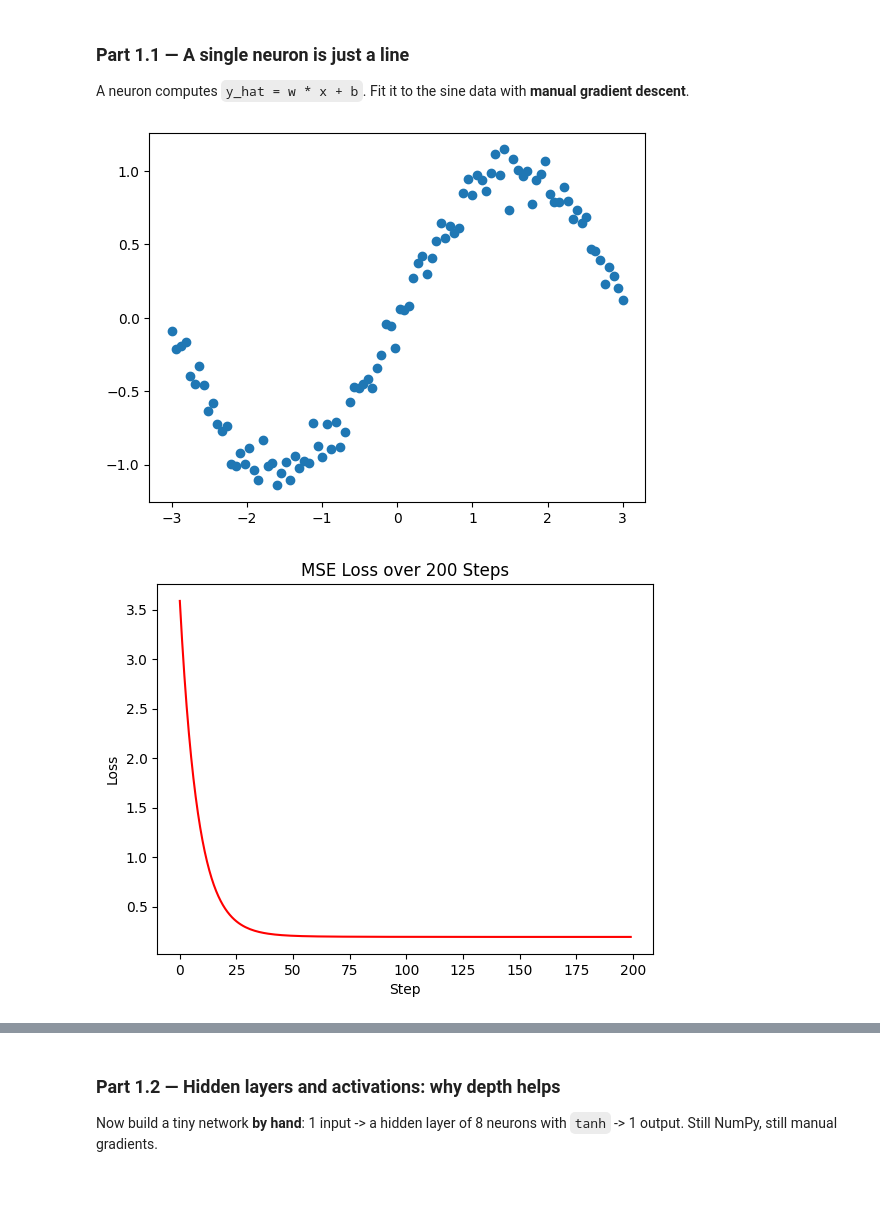
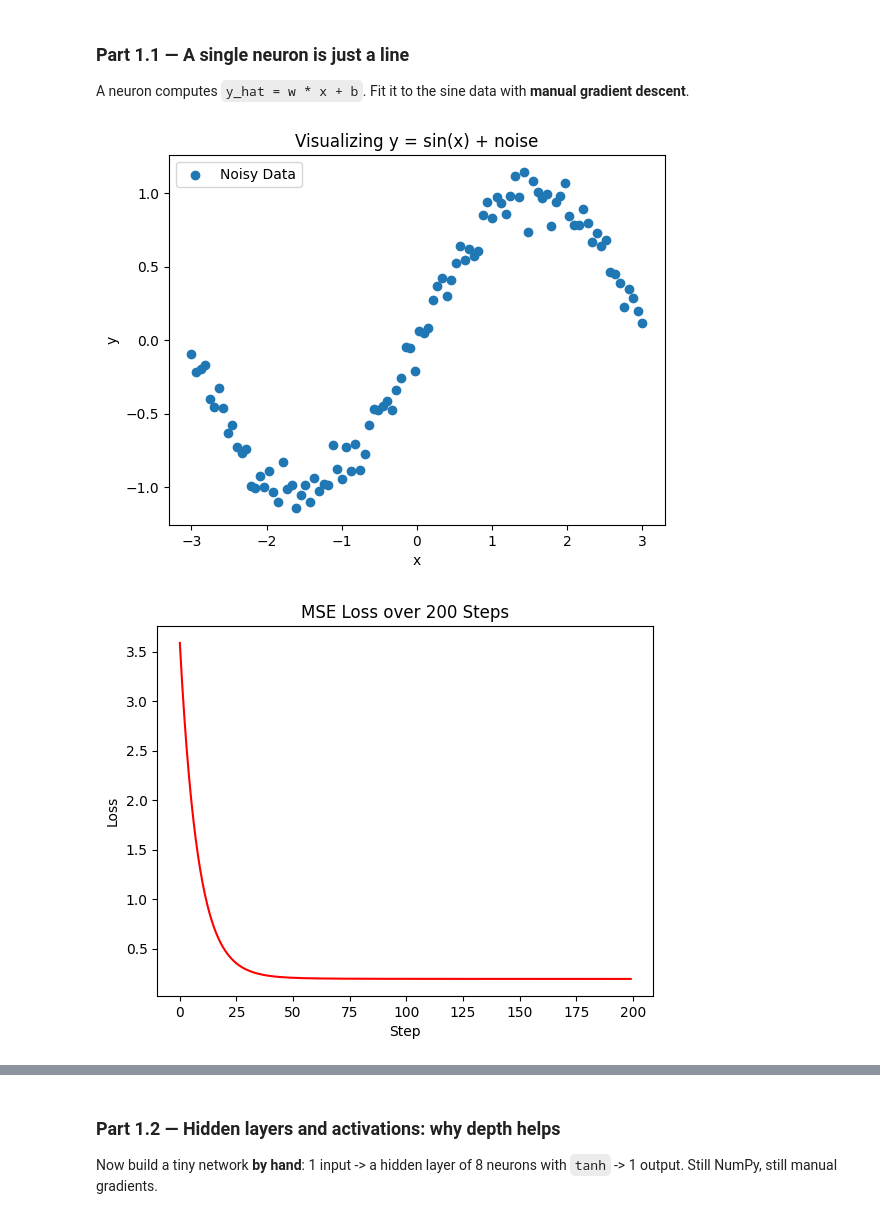
Before and after one commit to avatarmongacancode34/lab-3, a Jupyter notebook: Lab_3.ipynb, the cells around one changed output, grey strips where cells are left out. Saved outputs shown, nothing was run; the diff lists cells and outputs as text; code cells hidden in the pictures; blank space fills up the shorter version.

```diff
--- a/Lab_3.ipynb
+++ b/Lab_3.ipynb
@@ -117,60 +117,64 @@ and the loss going down.
 ### Part 1.1 — A single neuron is just a line
 A neuron computes `y_hat = w * x + b`. Fit it to the sine data with **manual gradient descent**.
 # %%
-# TODO: Generate the toy data
+# TODO: Generating toy data
 x = np.linspace(-3, 3, 100)
 Clean_y = np.sin(x)
 noise =  np.random.normal(loc=0.0, scale=0.1, size=x.shape)
 y = Clean_y + noise
 
-# TODO: Plot it
+# first plot
+plt.figure()
+plt.scatter(x, y, label="Noisy Data")
+plt.title("Visualizing y = sin(x) + noise")
+plt.xlabel("x")
+plt.ylabel("y")
+plt.legend()
+plt.show()
 
-plt.scatter(x, y, label='noisy_y')
-
-# TODO: Initialise w and b to small random values.
+# Initialising variables
 w = np.random.randn() * 0.5
 b = np.random.randn() * 0.5
 lr = 0.01
 loss_values = []
 
-
-
-# TODO: Implement ONE gradient-descent step by hand, then loop it for ~200 steps:
+# gradient-descent for 200 steps:
 for _ in range(200):
-#   Compute the model's prediction
   y_hat = w * x + b
-  loss  = np.mean((y_hat - y) ** 2)               # MSE
+  loss  = np.mean((y_hat - y) ** 2)               # MSE- of the output
+  # back propagation
   dw    = np.mean(2 * (y_hat - y) * x)            # dLoss/dw  (derive this on paper!)
   db    = np.mean(2 * (y_hat - y))                # dLoss/db
+
+  # new weight and bias
   w    -= lr * dw
   b    -= lr * db
   loss_values.append(loss)
-#   Record the loss at every step.
 
-# TODO: Plot (a) the loss curve over the 200 steps, and
-import matplotlib.pyplot as plt
 
+#2nd plot
 
 plt.figure()
 plt.plot(loss_values, color="red")
 plt.title("MSE Loss over 200 Steps")
 plt.xlabel("Step")
 plt.ylabel("Loss")
 plt.show()
-# (b) the data with the fitted line on top.
 
-# Calculate final predictions using the updated weights
+
+
+# final prediction
 final_y_hat = w * x + b
 
-# Create a new figure
+# 3rd plot
 plt.figure()
 plt.scatter(x, y, label="Noisy Data")
 plt.plot(x, final_y_hat, color="red", linewidth=2, label="Fitted Line")
 plt.title("Linear Fit over Sine Wave Data")
 plt.legend()
 plt.show()
 # %% [output]
-[figure, old version]
+[figure, new version]
 [figure]
 [figure]
 # %% [markdown]
```
Also changed, not shown: parts of 4 cells of this notebook.
